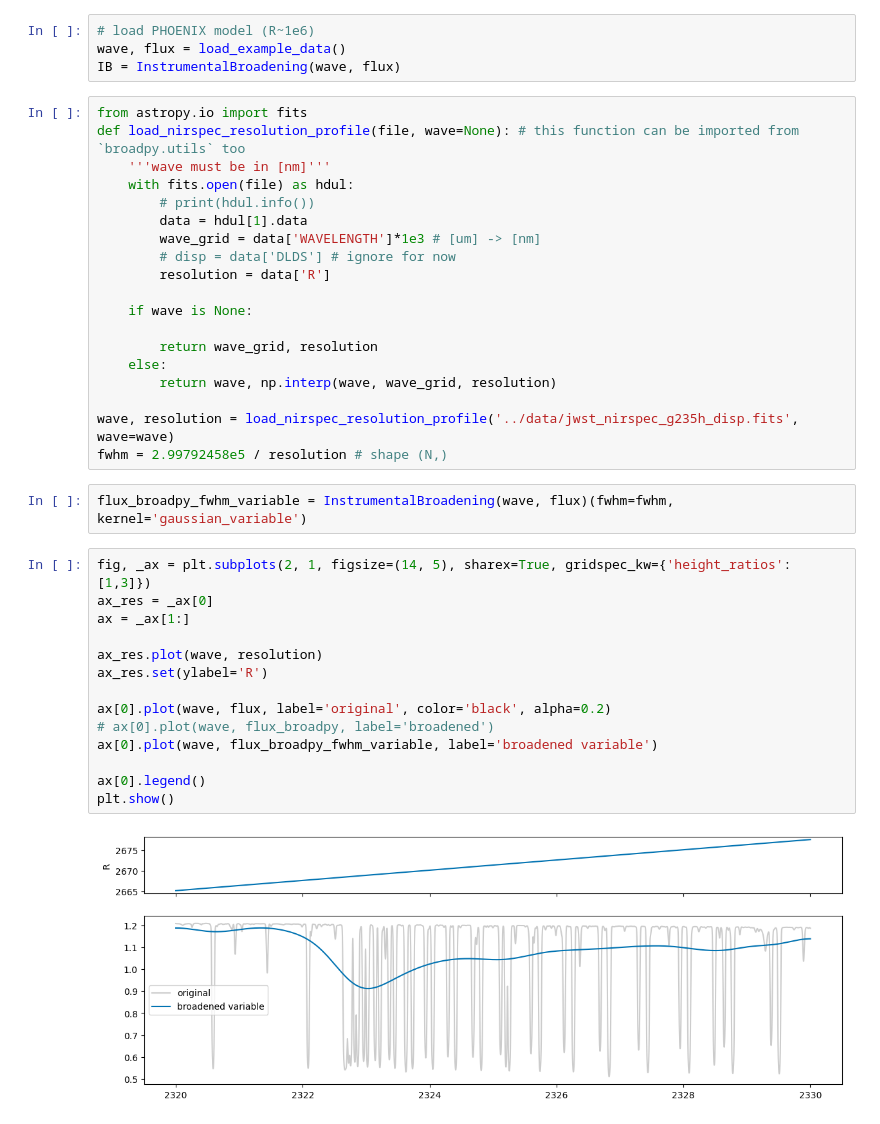
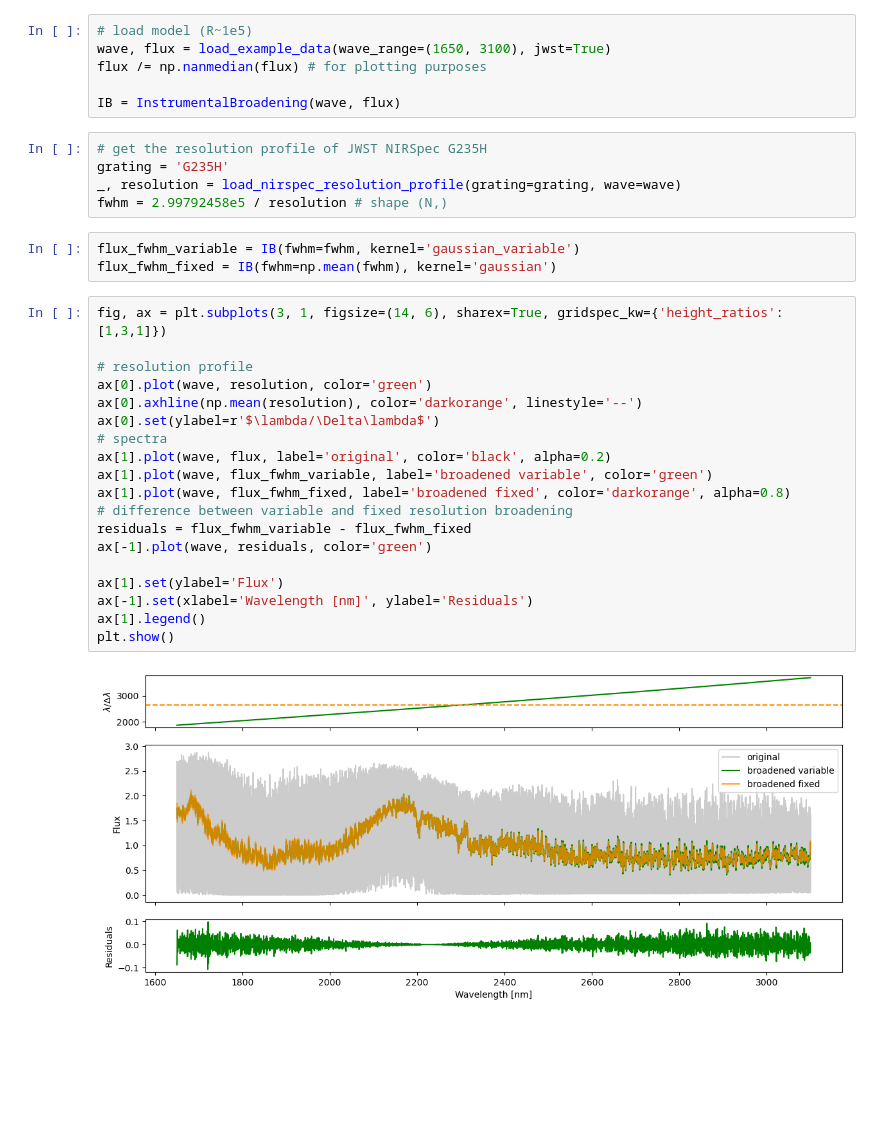
Before and after one commit to TessaEveline/broadpy, a Jupyter notebook: examples/nirspec_instrumental_broadening.ipynb, the cells around one changed output. Drawn from its saved outputs; the diff is of its cells as text; blank space fills up the shorter version.

Commit message:
implement variable gaussian broadening for JWST/NIRSpec

```diff
--- a/examples/nirspec_instrumental_broadening.ipynb
+++ b/examples/nirspec_instrumental_broadening.ipynb
@@ -13,41 +7,35 @@ The autoreload extension is already loaded. To reload it, use:
 # %%
-# load PHOENIX model (R~1e6)
-wave, flux = load_example_data()
+# load model (R~1e5)
+wave, flux = load_example_data(wave_range=(1650, 3100), jwst=True)
+flux /= np.nanmedian(flux) # for plotting purposes
+
 IB = InstrumentalBroadening(wave, flux)
-# %%
-from astropy.io import fits
-def load_nirspec_resolution_profile(file, wave=None): # this function can be imported from `broadpy.utils` too
-    '''wave must be in [nm]'''
-    with fits.open(file) as hdul:
-        # print(hdul.info())
-        data = hdul[1].data
-        wave_grid = data['WAVELENGTH']*1e3 # [um] -> [nm]
-        # disp = data['DLDS'] # ignore for now
-        resolution = data['R']
-
-    if wave is None:
-
-        return wave_grid, resolution
-    else:
-        return wave, np.interp(wave, wave_grid, resolution)
-
-wave, resolution = load_nirspec_resolution_profile('../data/jwst_nirspec_g235h_disp.fits', wave=wave)
-fwhm = 2.99792458e5 / resolution # shape (N,)
-# %%
-flux_broadpy_fwhm_variable = InstrumentalBroadening(wave, flux)(fwhm=fwhm, kernel='gaussian_variable')
+# %%
+# get the resolution profile of JWST NIRSpec G235H
+grating = 'G235H'
+_, resolution = load_nirspec_resolution_profile(grating=grating, wave=wave)
+fwhm = 2.99792458e5 / resolution # shape (N,)
+# %%
+flux_fwhm_variable = IB(fwhm=fwhm, kernel='gaussian_variable')
+flux_fwhm_fixed = IB(fwhm=np.mean(fwhm), kernel='gaussian')
 # %%
-fig, _ax = plt.subplots(2, 1, figsize=(14, 5), sharex=True, gridspec_kw={'height_ratios': [1,3]})
-ax_res = _ax[0]
-ax = _ax[1:]
+fig, ax = plt.subplots(3, 1, figsize=(14, 6), sharex=True, gridspec_kw={'height_ratios': [1,3,1]})
 
-ax_res.plot(wave, resolution)
-ax_res.set(ylabel='R')
+# resolution profile
+ax[0].plot(wave, resolution, color='green')
+ax[0].axhline(np.mean(resolution), color='darkorange', linestyle='--')
+ax[0].set(ylabel=r'$\lambda/\Delta\lambda$')
+# spectra
+ax[1].plot(wave, flux, label='original', color='black', alpha=0.2)
+ax[1].plot(wave, flux_fwhm_variable, label='broadened variable', color='green')
+ax[1].plot(wave, flux_fwhm_fixed, label='broadened fixed', color='darkorange', alpha=0.8)
+# difference between variable and fixed resolution broadening
+residuals = flux_fwhm_variable - flux_fwhm_fixed
+ax[-1].plot(wave, residuals, color='green')
 
-ax[0].plot(wave, flux, label='original', color='black', alpha=0.2)
-# ax[0].plot(wave, flux_broadpy, label='broadened')
-ax[0].plot(wave, flux_broadpy_fwhm_variable, label='broadened variable')
-
-ax[0].legend()
+ax[1].set(ylabel='Flux')
+ax[-1].set(xlabel='Wavelength [nm]', ylabel='Residuals')
+ax[1].legend()
 plt.show()
 # %% [output]
-[figure, old version]
+[figure, new version]
```
Also changed, not shown: parts of 1 cell of this notebook, 5 other files.
